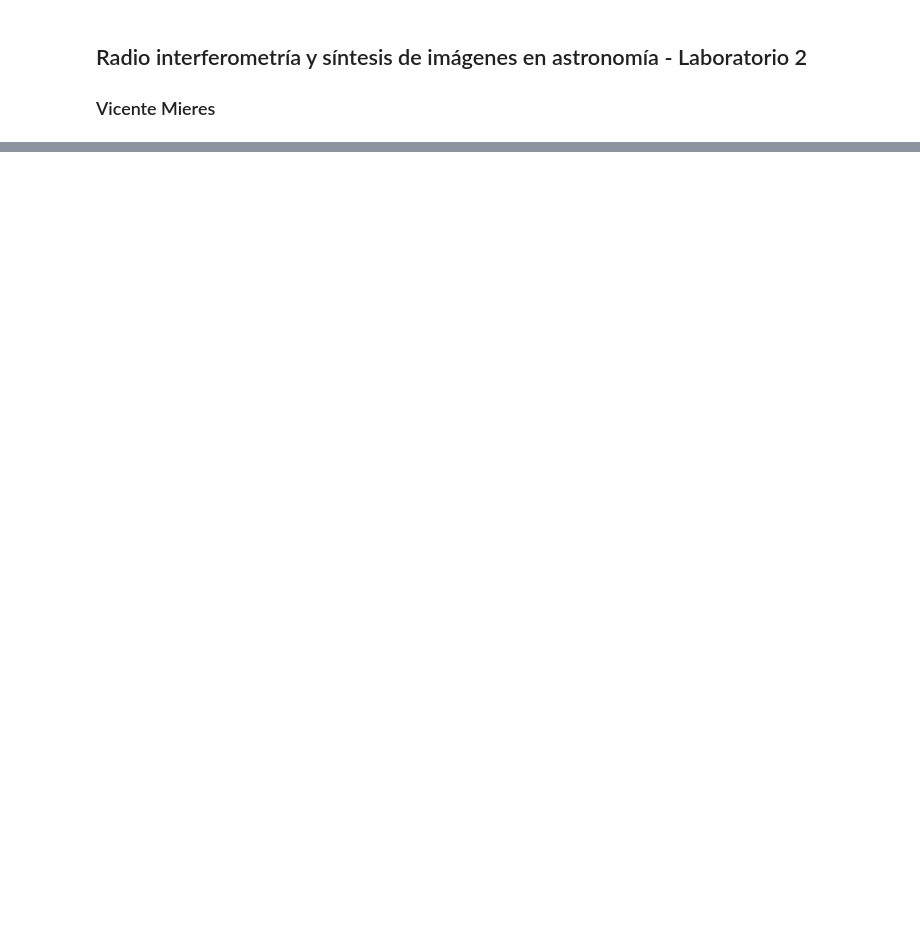
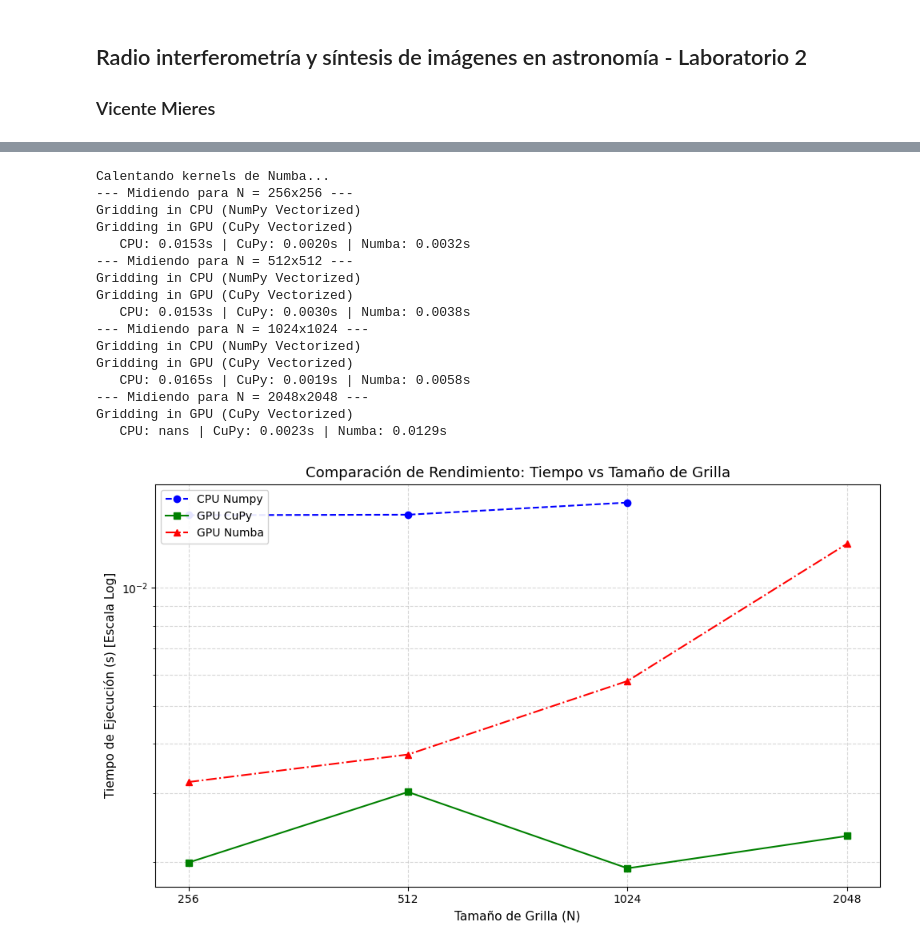
Before and after one commit to Mieres7/RadioInterferometry, a Jupyter notebook: lab2/laboratory2.ipynb, the cells around one changed output, grey strips where cells are left out. Saved outputs shown, nothing was run; the diff lists cells and outputs as text; code cells hidden in the pictures; blank space fills up the shorter version.

```diff
--- a/lab2/laboratory2.ipynb
+++ b/lab2/laboratory2.ipynb
@@ -85,0 +94,78 @@ Wall time: 7.12 ms
+# %%
+from modules.utils import benchmark_gridding, plot_benchmark_results
+
+df_results = benchmark_gridding(V_noise, uvw_lambda, du, dv, grid_sizes=[256, 512, 1024, 2048])
+
+import matplotlib.pyplot as plt
+import pandas as pd
+
+def plot_time_vs_grid(df):
+    """
+    Grafica el tiempo de ejecución vs el tamaño de la grilla (N)
+    replicando el estilo de la imagen de referencia.
+
+    Parámetros:
+    - df: DataFrame con las columnas 'Grid Size', 'CPU (s)', 'CuPy (s)', 'Numba (s)'
+    """
+
+    # Crear la figura
+    fig, ax = plt.subplots(figsize=(10, 6))
+
+    # Truco visual: Convertimos 'Grid Size' a string para que el eje X
+    # trate los valores como categorías equidistantes.
+    # Esto hace que la distancia entre 256->512 sea igual que 2048->4096,
+    # tal como en tu imagen de referencia.
+    x_labels = df["Grid Size"].astype(str)
+
+    # 1. Plot CPU (Azul, círculo, línea punteada) -> 'bo--'
+    # Usamos linewidth y markersize para que se vea robusto
+    ax.plot(x_labels, df["CPU (s)"], 'bo--', label='CPU Numpy',
+            linewidth=1.5, markersize=6)
+
+    # 2. Plot GPU CuPy (Verde, cuadrado, línea sólida) -> 'gs-'
+    ax.plot(x_labels, df["CuPy (s)"], 'gs-', label='GPU CuPy',
+            linewidth=1.5, markersize=6)
+
+    # 3. Plot GPU Numba (Rojo, triángulo, línea punto-guión) -> 'r^ -.'
+    ax.plot(x_labels, df["Numba (s)"], 'r^-.', label='GPU Numba',
+            linewidth=1.5, markersize=6)
+
+    # --- Estilizado ---
+
+    # Escala Logarítmica en Y (Crucial para ver las diferencias)
+    ax.set_yscale('log')
+
+    # Etiquetas y Título
+    ax.set_xlabel('Tamaño de Grilla (N)', fontsize=11)
+    ax.set_ylabel('Tiempo de Ejecución (s) [Escala Log]', fontsize=11)
+    ax.set_title('Comparación de Rendimiento: Tiempo vs Tamaño de Grilla', fontsize=13)
+
+    # Grid (Rejilla)
+    # 'which="both"' activa las líneas para la escala logarítmica (mayores y menores)
+    ax.grid(True, which="both", linestyle="--", alpha=0.5)
+
+    # Leyenda
+    ax.legend(loc='upper left', frameon=True, fancybox=True, framealpha=0.9)
+
+    plt.tight_layout()
+    plt.show()
+
+plot_time_vs_grid(df_results)
+# %% [output]
+Calentando kernels de Numba...
+--- Midiendo para N = 256x256 ---
+Gridding in CPU (NumPy Vectorized)
+Gridding in GPU (CuPy Vectorized)
+   CPU: 0.0153s | CuPy: 0.0020s | Numba: 0.0032s
+--- Midiendo para N = 512x512 ---
+Gridding in CPU (NumPy Vectorized)
+Gridding in GPU (CuPy Vectorized)
+   CPU: 0.0153s | CuPy: 0.0030s | Numba: 0.0038s
+--- Midiendo para N = 1024x1024 ---
+Gridding in CPU (NumPy Vectorized)
+Gridding in GPU (CuPy Vectorized)
+   CPU: 0.0165s | CuPy: 0.0019s | Numba: 0.0058s
+--- Midiendo para N = 2048x2048 ---
+Gridding in GPU (CuPy Vectorized)
+   CPU: nans | CuPy: 0.0023s | Numba: 0.0129s
+[figure, added]
```
Also changed, not shown: parts of 7 cells of this notebook, 11 other files.
